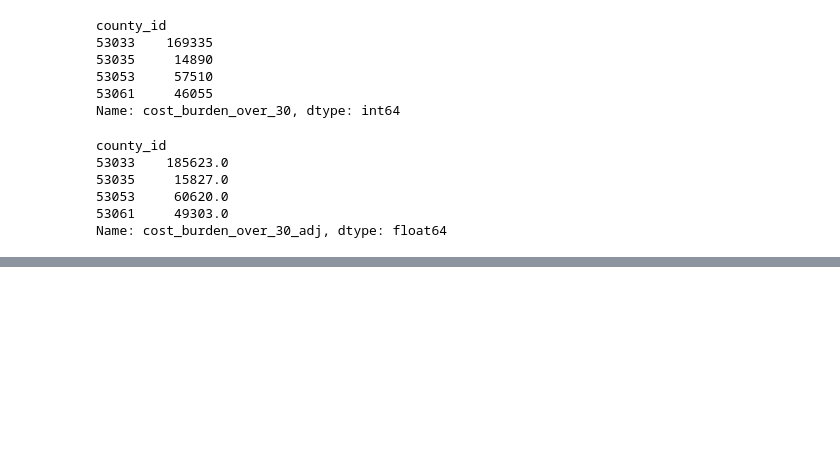
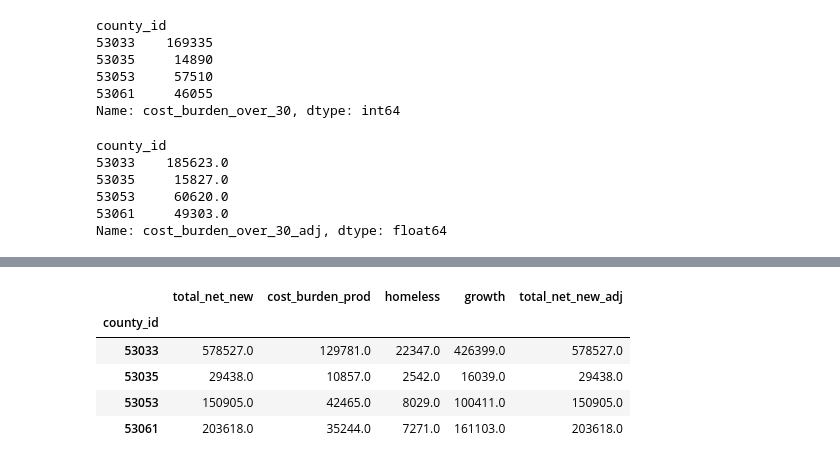
Before and after one commit to psrc/housing-need, a Jupyter notebook: projects/summer2026/scratch.ipynb, the cells around one changed output, grey strips where cells are left out. Saved outputs shown, nothing was run; the diff lists cells and outputs as text; code cells hidden in the pictures; blank space fills up the shorter version.

```diff
--- a/projects/summer2026/scratch.ipynb
+++ b/projects/summer2026/scratch.ipynb
@@ -71,0 +166,17 @@ chas
+# %%
+# Exhibit 22: housing needed for the population experiencing homelessness
+summary = pd.read_excel('output/housing_need.xlsx', sheet_name='summary')
+units_col = next(c for c in summary.columns if c.startswith('OFM Current Housing Units'))
+need_col = f"Est. Total Housing Need {cfg['forecast_year']}"
+homeless_total = summary.loc[summary['County'] == 'Region', 'Est. Current Shortage from Homelessness'].iloc[0]
+
+county_sum = summary[summary['County'].isin(cfg['county_map'])].copy()
+county_sum['county_id'] = county_sum['County'].map(cfg['county_map'])
+county_sum = county_sum.set_index('county_id')
+
+# Regional homelessness is allocated to counties by share of current housing units
+hl = pd.DataFrame({'ofm_units': county_sum[units_col]})
+hl['hh_homeless'] = homeless_total * hl['ofm_units'] / hl['ofm_units'].sum()
+hl['0-30%'] = (hl['hh_homeless'] * 0.9).round()
+hl['>30-50%'] = (hl['hh_homeless'] * 0.1).round()
+hl
@@ -71,0 +190,19 @@ chas
+# %%
+# Exhibit 23: additional housing to accommodate population growth
+cb_prod = cb_need.groupby('county_id')['new_production'].sum()
+ex23 = pd.DataFrame({
+    'total_net_new': county_sum[need_col] - county_sum[units_col],
+    'cost_burden_prod': cb_prod,
+    'homeless': hl[['0-30%', '>30-50%']].sum(axis=1),
+})
+ex23['growth'] = (ex23['total_net_new'] - ex23['cost_burden_prod'] - ex23['homeless']).clip(lower=0)
+# If baseline needs exceed the total, the total is raised to match and there is no growth component
+ex23['total_net_new_adj'] = ex23[['cost_burden_prod', 'homeless', 'growth']].sum(axis=1)
+ex23.round()
+# %% [output]
+|  | total_net_new | cost_burden_prod | homeless | growth | total_net_new_adj |
+| county_id |  |  |  |  |  |
+| 53033 | 578527.0 | 129781.0 | 22347.0 | 426399.0 | 578527.0 |
+| 53035 | 29438.0 | 10857.0 | 2542.0 | 16039.0 | 29438.0 |
+| 53053 | 150905.0 | 42465.0 | 8029.0 | 100411.0 | 150905.0 |
+| 53061 | 203618.0 | 35244.0 | 7271.0 | 161103.0 | 203618.0 |
```
Also changed, not shown: parts of 5 cells of this notebook, 3 other files.
